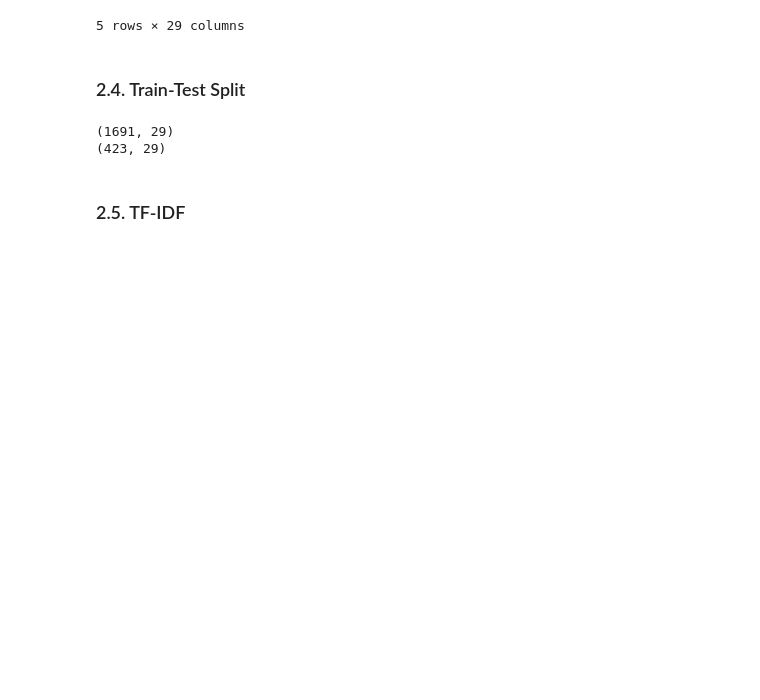
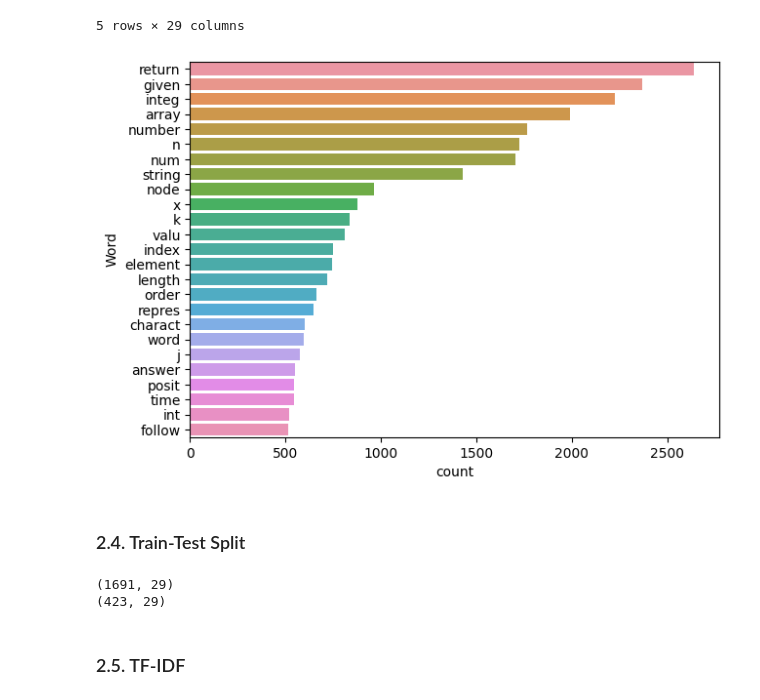
Before and after one commit to prabudhall/placement_analysis, a Jupyter notebook: models_supervised.ipynb, the cells around one changed output. Cells and saved outputs as stored; diff of their text form; code cells hidden in the pictures; blank space fills up the shorter version.

```diff
--- a/models_supervised.ipynb
+++ b/models_supervised.ipynb
@@ -319,6 +319,26 @@ data.head()
 | 3 | given sort array num num size n r... | median-of-two-sorted-arrays | Median of Two Sorted Arrays | ['Array', 'Binary Search', 'Divid... | 1 | 0 | 0 | 0 | ... |
 | 4 | given string return longest palin... | longest-palindromic-substring | Longest Palindromic Substring | ['String', 'Dynamic Programming'] | 0 | 1 | 0 | 1 | ... |
 5 rows × 29 columns
+# %%
+def freqwords(x, terms):
+  allwords = ' '.join([text for text in x])
+  allwords = allwords.split()
+  fdist = nltk.FreqDist(allwords)
+  wordsdf = pd.DataFrame({'word':list(fdist.keys()), 'count':list(fdist.values())})
+
+
+  d = wordsdf.nlargest(columns="count", n = terms)
+
+  # visualize words and frequencies
+  plt.figure(figsize=(7,5))
+  ax = sns.barplot(data=d, x= "count", y = "word")
+  ax.set(ylabel = 'Word')
+  plt.show()
+
+# print 25 most frequent words
+freqwords(data['problem_statement'], 25)
+# %% [output]
+[figure, added]
 # %% [markdown]
 ### 2.4. Train-Test Split
 # %%
```
Also changed, not shown: 3 other files.
